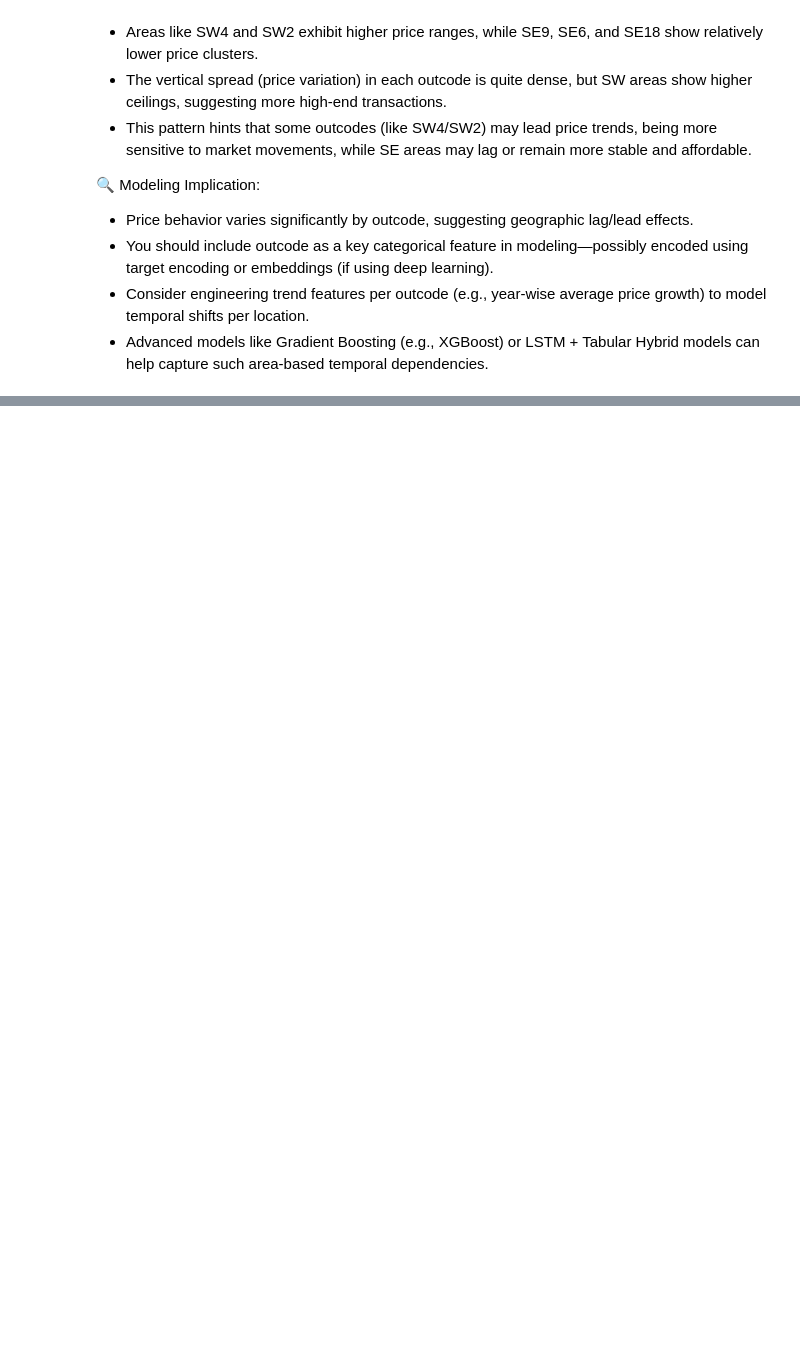
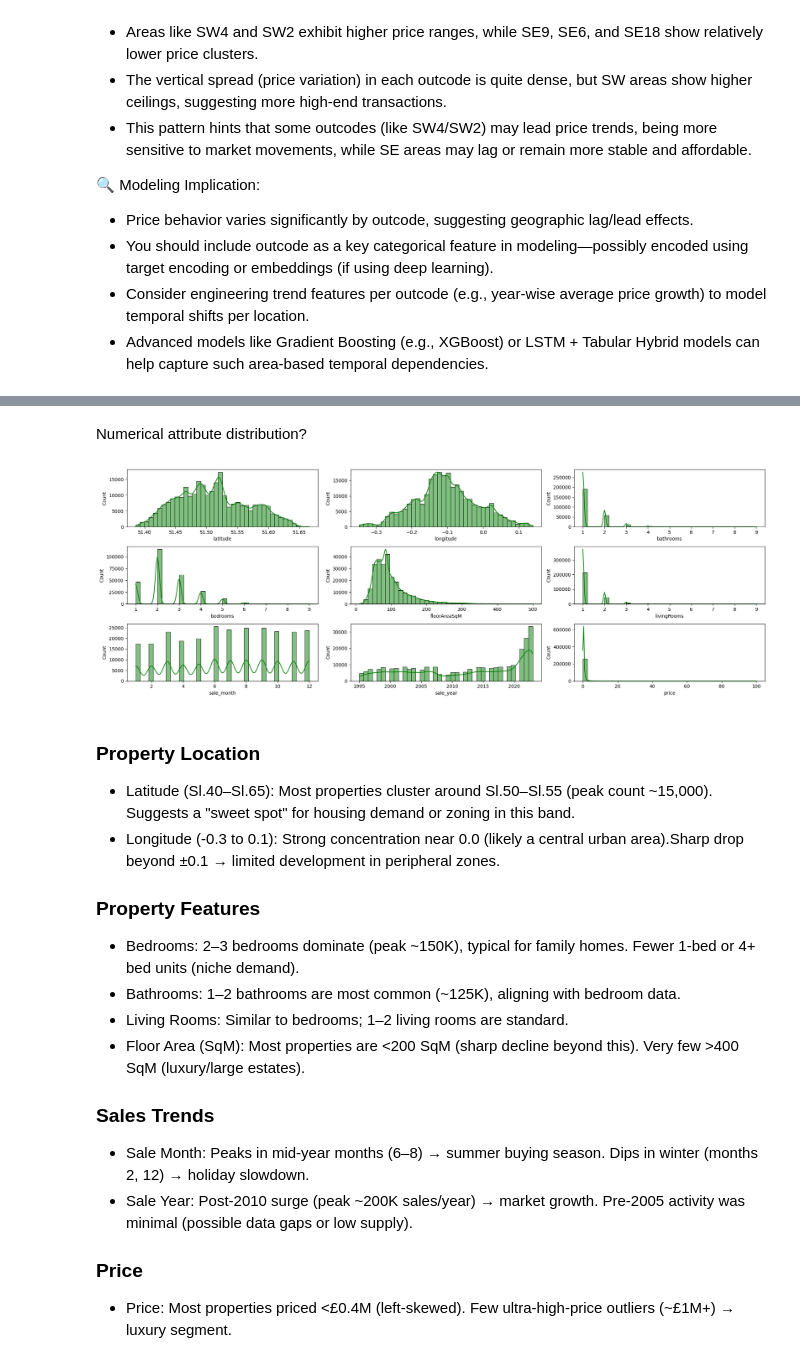
Before and after one commit to DHANP2510/DATA_SCIENCE_LR_LONDON_HOUSE_PRICE_PREDICTION, a Jupyter notebook: notebooks/02-eda.ipynb, the cells around one changed output, grey strips where cells are left out. Saved outputs shown, nothing was run; the diff lists cells and outputs as text; code cells hidden in the pictures; blank space fills up the shorter version.

```diff
--- a/notebooks/02-eda.ipynb
+++ b/notebooks/02-eda.ipynb
@@ -575,0 +648,53 @@ Identifying outliers?
+# %%
+display(Markdown("Numerical attribute distribution?"))
+
+g, ax = plt.subplots(3, 3, figsize=(20, 7))
+ax = ax.flatten()
+
+num_features = ['latitude',	'longitude',	'bathrooms',	'bedrooms',
+                'floorAreaSqM',	'livingRooms', 'sale_month', 'sale_year', 'price']
+
+for i, col in enumerate(df[num_features].columns):
+    sns.histplot(data = df.dropna(subset = [col]), x = col, bins = 40, ax=ax[i], kde = True, color ='green')
+
+plt.tight_layout()
+plt.show()
+
+display(Markdown("""
+### Property Location
+- Latitude (Sl.40–Sl.65): Most properties cluster around Sl.50–Sl.55 (peak count ~15,000). Suggests a "sweet spot" for housing demand or zoning in this band.
+- Longitude (-0.3 to 0.1): Strong concentration near 0.0 (likely a central urban area).Sharp drop beyond ±0.1 → limited development in peripheral zones.
+
+### Property Features
+- Bedrooms: 2–3 bedrooms dominate (peak ~150K), typical for family homes. Fewer 1-bed or 4+ bed units (niche demand).
+- Bathrooms: 1–2 bathrooms are most common (~125K), aligning with bedroom data.
+- Living Rooms: Similar to bedrooms; 1–2 living rooms are standard.
+- Floor Area (SqM): Most properties are <200 SqM (sharp decline beyond this). Very few >400 SqM (luxury/large estates).
+
+### Sales Trends
+- Sale Month: Peaks in mid-year months (6–8) → summer buying season. Dips in winter (months 2, 12) → holiday slowdown.
+- Sale Year: Post-2010 surge (peak ~200K sales/year) → market growth. Pre-2005 activity was minimal (possible data gaps or low supply).
+
+### Price
+- Price: Most properties priced <£0.4M (left-skewed). Few ultra-high-price outliers (~£1M+) → luxury segment.
+"""))
+# %% [output]
+Numerical attribute distribution?
+[figure, added]
+
+### Property Location
+- Latitude (Sl.40–Sl.65): Most properties cluster around Sl.50–Sl.55 (peak count ~15,000). Suggests a "sweet spot" for housing demand or zoning in this band.
+- Longitude (-0.3 to 0.1): Strong concentration near 0.0 (likely a central urban area).Sharp drop beyond ±0.1 → limited development in peripheral zones.
+
+### Property Features
+- Bedrooms: 2–3 bedrooms dominate (peak ~150K), typical for family homes. Fewer 1-bed or 4+ bed units (niche demand).
+- Bathrooms: 1–2 bathrooms are most common (~125K), aligning with bedroom data.
+- Living Rooms: Similar to bedrooms; 1–2 living rooms are standard.
+- Floor Area (SqM): Most properties are <200 SqM (sharp decline beyond this). Very few >400 SqM (luxury/large estates).
+
+### Sales Trends
+- Sale Month: Peaks in mid-year months (6–8) → summer buying season. Dips in winter (months 2, 12) → holiday slowdown.
+- Sale Year: Post-2010 surge (peak ~200K sales/year) → market growth. Pre-2005 activity was minimal (possible data gaps or low supply).
+
+### Price
+- Price: Most properties priced <£0.4M (left-skewed). Few ultra-high-price outliers (~£1M+) → luxury segment.
```
Also changed, not shown: parts of 8 cells of this notebook.
